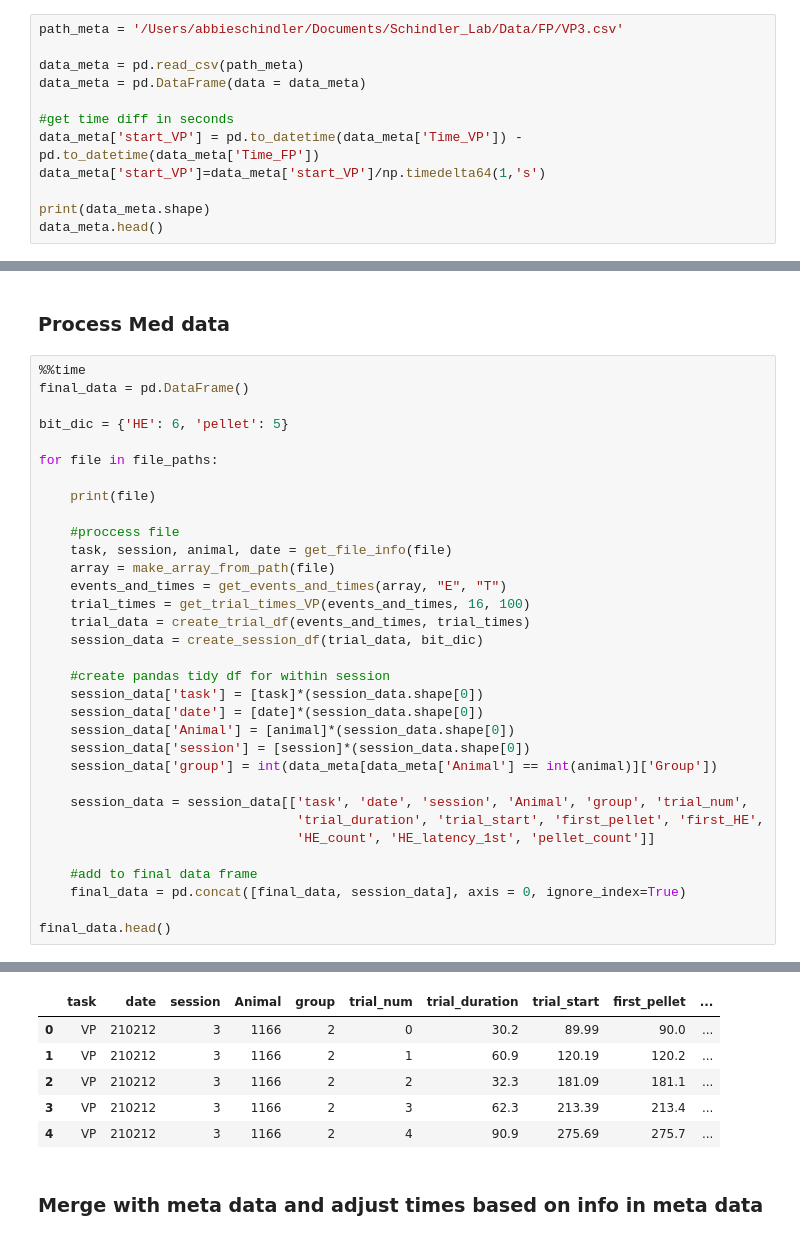
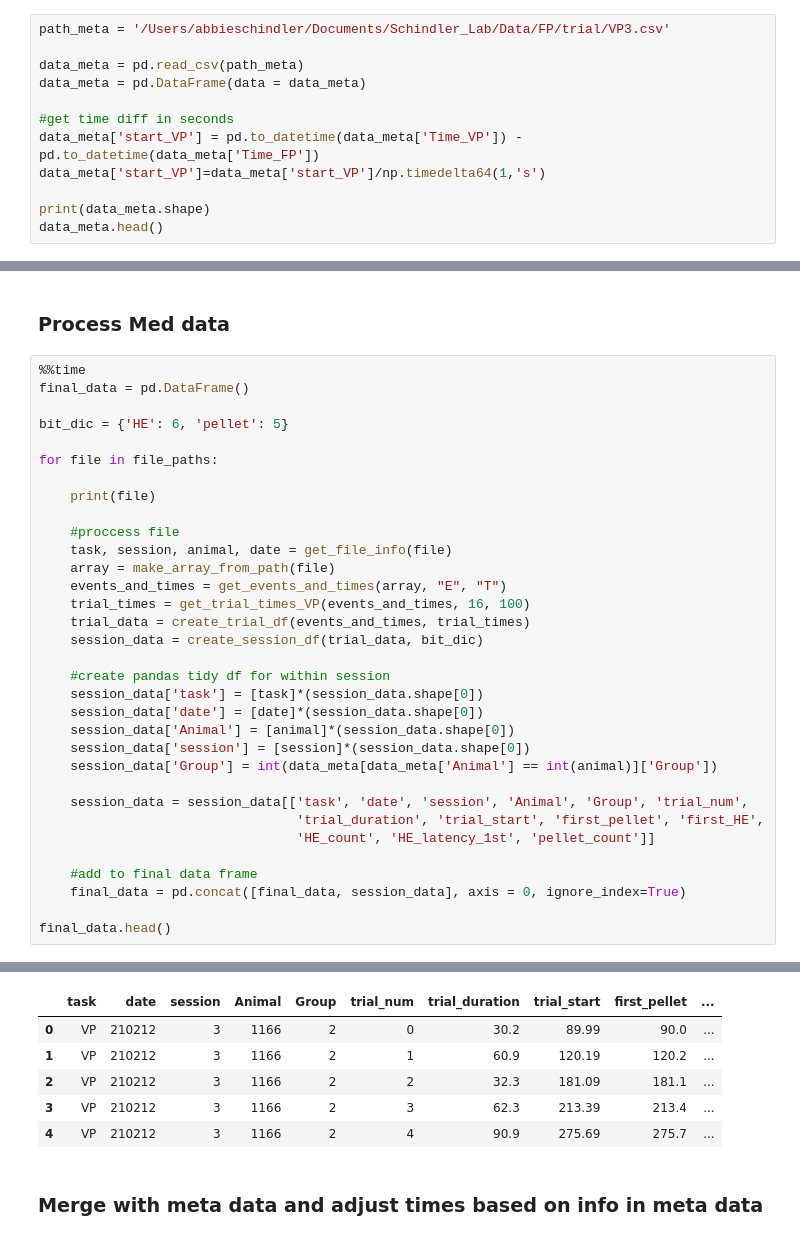
Before and after one commit to grace3999/wireless_fiber_photometry, a Jupyter notebook: FP_VP.ipynb, the cells around one changed output, grey strips where cells are left out. Cells and saved outputs as stored; diff of their text form.

```diff
--- a/FP_VP.ipynb
+++ b/FP_VP.ipynb
@@ -25,7 +26,7 @@ np.set_printoptions(suppress=True)
 # %% [markdown]
 ## Prep animal meta data
 # %%
-path_meta = '/Users/abbieschindler/Documents/Schindler_Lab/Data/FP/VP3.csv'
+path_meta = '/Users/abbieschindler/Documents/Schindler_Lab/Data/FP/trial/VP3.csv'
 
 data_meta = pd.read_csv(path_meta)
 data_meta = pd.DataFrame(data = data_meta)
@@ -254,9 +255,9 @@ for file in file_paths:
     session_data['date'] = [date]*(session_data.shape[0])
     session_data['Animal'] = [animal]*(session_data.shape[0])
     session_data['session'] = [session]*(session_data.shape[0])
-    session_data['group'] = int(data_meta[data_meta['Animal'] == int(animal)]['Group'])
+    session_data['Group'] = int(data_meta[data_meta['Animal'] == int(animal)]['Group'])
 
-    session_data = session_data[['task', 'date', 'session', 'Animal', 'group', 'trial_num',
+    session_data = session_data[['task', 'date', 'session', 'Animal', 'Group', 'trial_num',
                                  'trial_duration', 'trial_start', 'first_pellet', 'first_HE',
                                  'HE_count', 'HE_latency_1st', 'pellet_count']]
 
@@ -282,4 +283,4 @@ Wall time: 1.23 s
-|  | task | date | session | Animal | group | trial_num | trial_duration | trial_start | first_pellet | ... |
+|  | task | date | session | Animal | Group | trial_num | trial_duration | trial_start | first_pellet | ... |
 | 0 | VP | 210212 | 3 | 1166 | 2 | 0 | 30.2 | 89.99 | 90.0 | ... |
 | 1 | VP | 210212 | 3 | 1166 | 2 | 1 | 60.9 | 120.19 | 120.2 | ... |
 | 2 | VP | 210212 | 3 | 1166 | 2 | 2 | 32.3 | 181.09 | 181.1 | ... |
```
Also changed, not shown: parts of 32 cells of this notebook.
